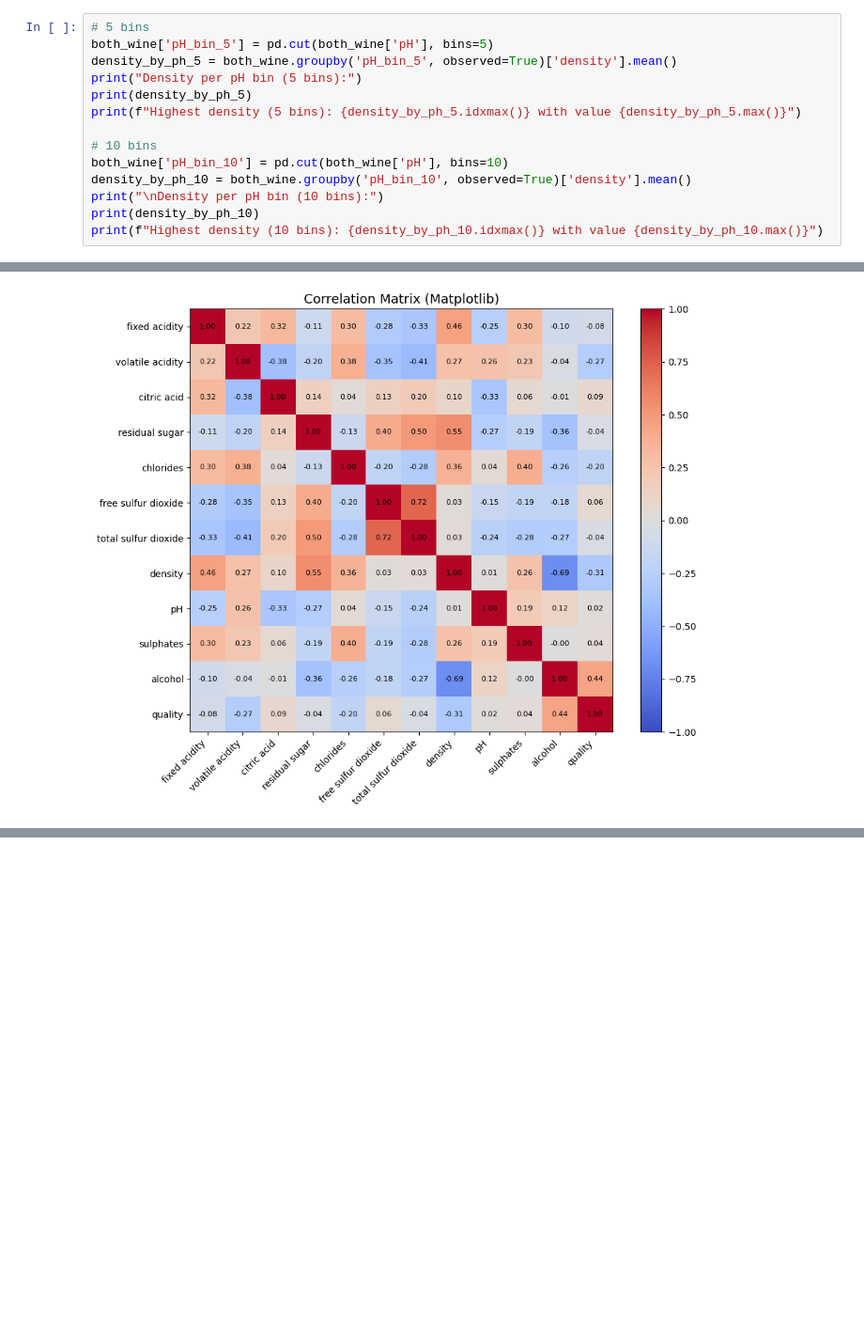
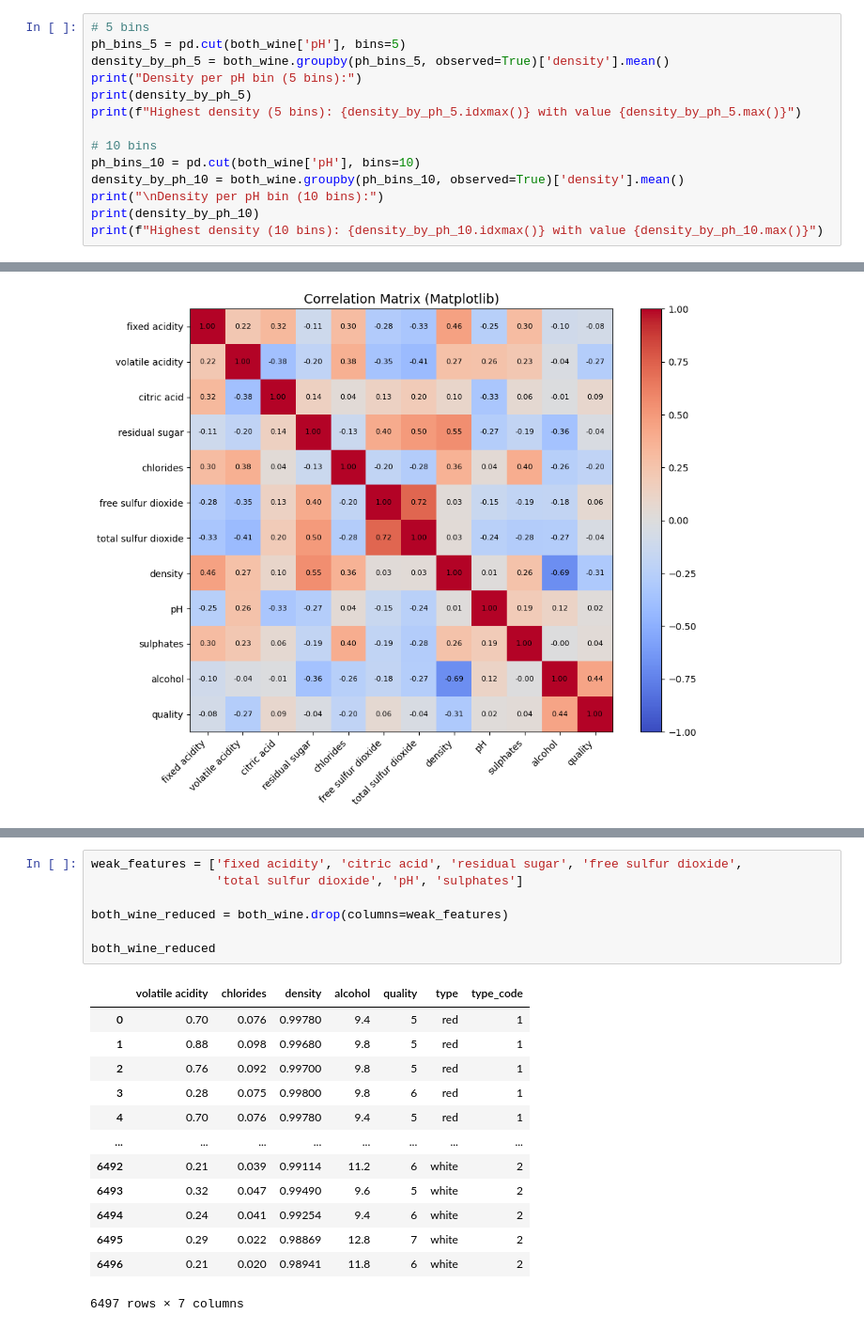
Before and after one commit to Scrabble30/MP1-Data-Exploration, a Jupyter notebook: WineWork/Wines.ipynb, the cells around one changed output, grey strips where cells are left out. Shown at 94% size. Saved outputs shown, nothing was run; the diff lists cells and outputs as text; blank space fills up the shorter version.

```diff
--- a/WineWork/Wines.ipynb
+++ b/WineWork/Wines.ipynb
@@ -257,15 +257,15 @@ plt.show()
 Binning data essentially means slicing the data into short bits. Slicing the cake into pieces and looking at each piece individually. When we slice pH into 5 and 10 bins, we in the following code examine which slice has the heavist wines (highest average density)
 # %%
 # 5 bins
-both_wine['pH_bin_5'] = pd.cut(both_wine['pH'], bins=5)
-density_by_ph_5 = both_wine.groupby('pH_bin_5', observed=True)['density'].mean()
+ph_bins_5 = pd.cut(both_wine['pH'], bins=5)
+density_by_ph_5 = both_wine.groupby(ph_bins_5, observed=True)['density'].mean()
 print("Density per pH bin (5 bins):")
 print(density_by_ph_5)
 print(f"Highest density (5 bins): {density_by_ph_5.idxmax()} with value {density_by_ph_5.max()}")
 
 # 10 bins
-both_wine['pH_bin_10'] = pd.cut(both_wine['pH'], bins=10)
-density_by_ph_10 = both_wine.groupby('pH_bin_10', observed=True)['density'].mean()
+ph_bins_10 = pd.cut(both_wine['pH'], bins=10)
+density_by_ph_10 = both_wine.groupby(ph_bins_10, observed=True)['density'].mean()
 print("\nDensity per pH bin (10 bins):")
 print(density_by_ph_10)
 print(f"Highest density (10 bins): {density_by_ph_10.idxmax()} with value {density_by_ph_10.max()}")
@@ -356,3 +356,24 @@ total sulfur dioxide   -0.041385
 pH                      0.019506
 sulphates               0.038485
 Name: quality, dtype: float64
+# %%
+weak_features = ['fixed acidity', 'citric acid', 'residual sugar', 'free sulfur dioxide',
+                 'total sulfur dioxide', 'pH', 'sulphates']
+
+both_wine_reduced = both_wine.drop(columns=weak_features)
+
+both_wine_reduced
+# %% [output]
+|  | volatile acidity | chlorides | density | alcohol | quality | type | type_code |
+| 0 | 0.70 | 0.076 | 0.99780 | 9.4 | 5 | red | 1 |
+| 1 | 0.88 | 0.098 | 0.99680 | 9.8 | 5 | red | 1 |
+| 2 | 0.76 | 0.092 | 0.99700 | 9.8 | 5 | red | 1 |
+| 3 | 0.28 | 0.075 | 0.99800 | 9.8 | 6 | red | 1 |
+| 4 | 0.70 | 0.076 | 0.99780 | 9.4 | 5 | red | 1 |
+| ... | ... | ... | ... | ... | ... | ... | ... |
+| 6492 | 0.21 | 0.039 | 0.99114 | 11.2 | 6 | white | 2 |
+| 6493 | 0.32 | 0.047 | 0.99490 | 9.6 | 5 | white | 2 |
+| 6494 | 0.24 | 0.041 | 0.99254 | 9.4 | 6 | white | 2 |
+| 6495 | 0.29 | 0.022 | 0.98869 | 12.8 | 7 | white | 2 |
+| 6496 | 0.21 | 0.020 | 0.98941 | 11.8 | 6 | white | 2 |
+6497 rows × 7 columns
```
Also changed, not shown: parts of 2 cells of this notebook.
